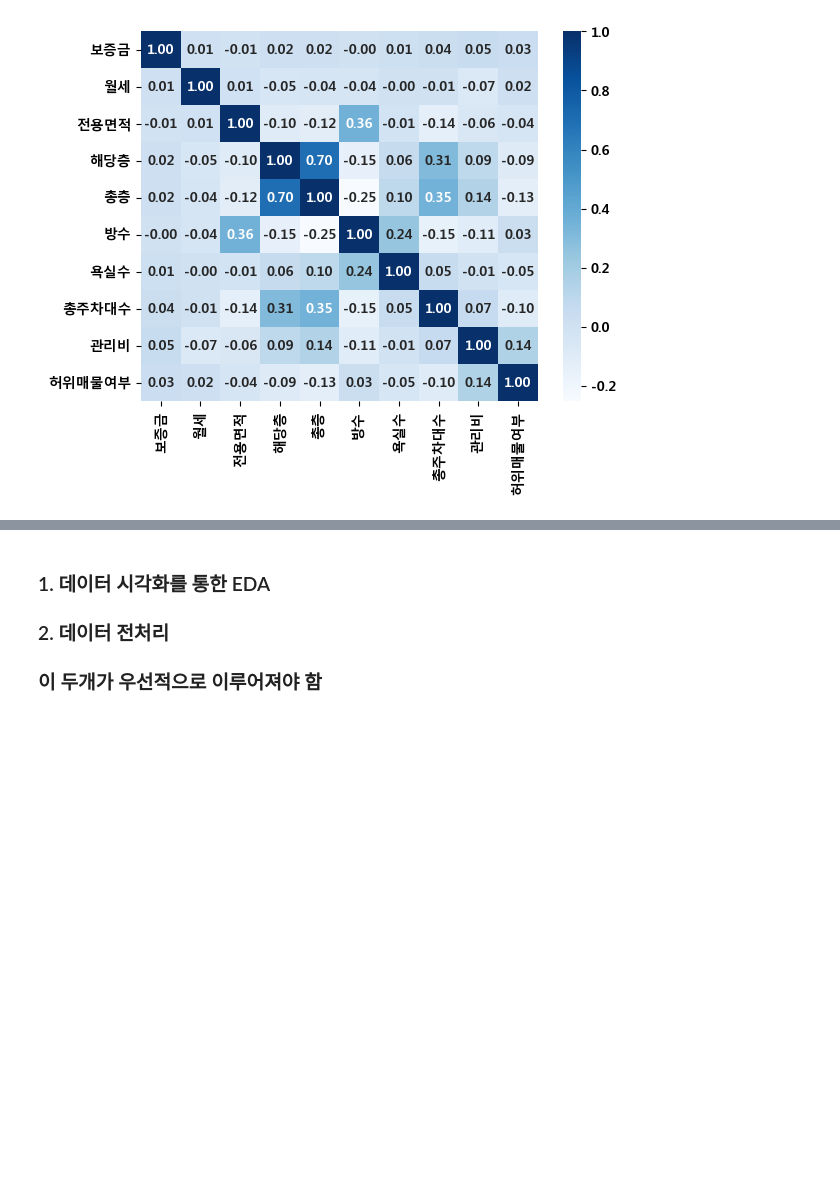
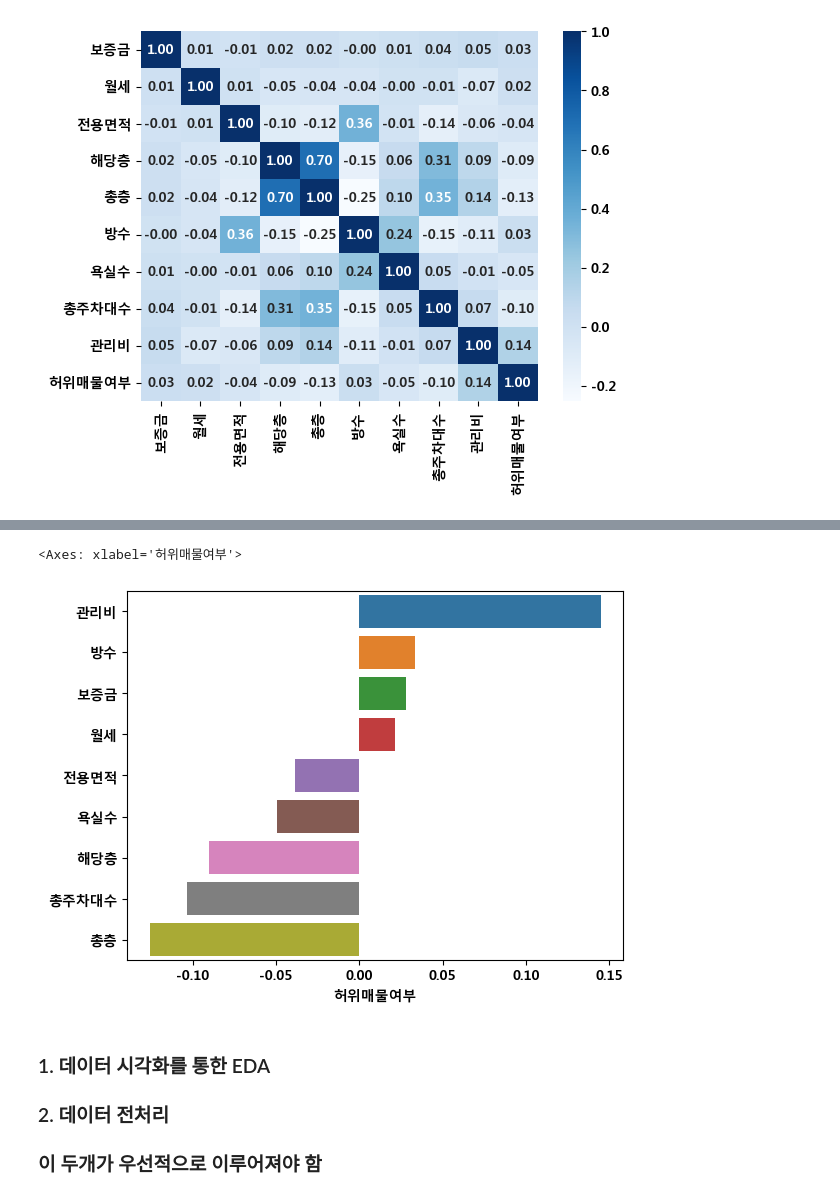
Before and after one commit to Salamamder/project_jericho, a Jupyter notebook: 임시이름.ipynb, the cells around one changed output, grey strips where cells are left out. Saved outputs shown, nothing was run; the diff lists cells and outputs as text; code cells hidden in the pictures; blank space fills up the shorter version.

```diff
--- a/임시이름.ipynb
+++ b/임시이름.ipynb
@@ -64,3 +104,9 @@ plt.show(a)
+# %%
+corr1 = train.corr(numeric_only=True)['허위매물여부'].sort_values(ascending=False)[1:]
+sns.barplot(x=corr1, y=corr1.index)
+# %% [output]
+<Axes: xlabel='허위매물여부'>
+[figure, added]
 # %% [markdown]
 ### 1. 데이터 시각화를 통한 EDA
 ### 2. 데이터 전처리
```
Also changed, not shown: parts of 4 cells of this notebook, 3 other files.
